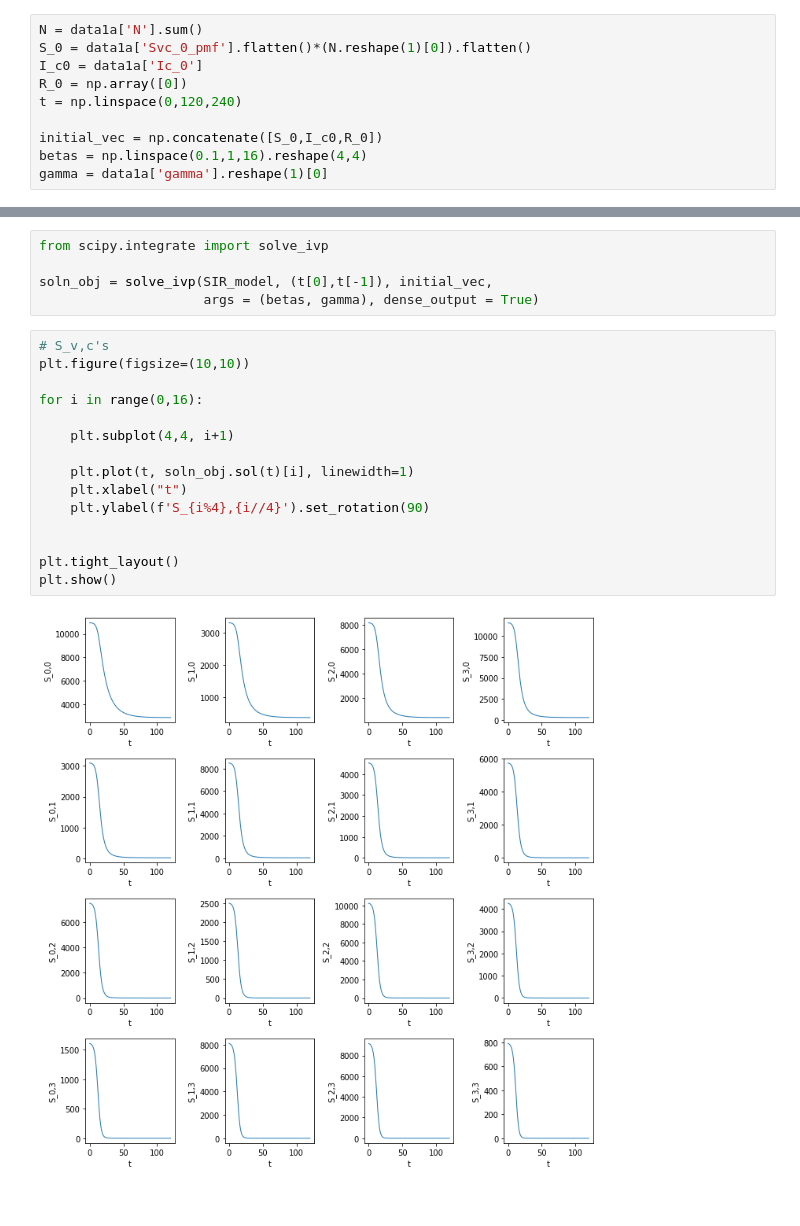
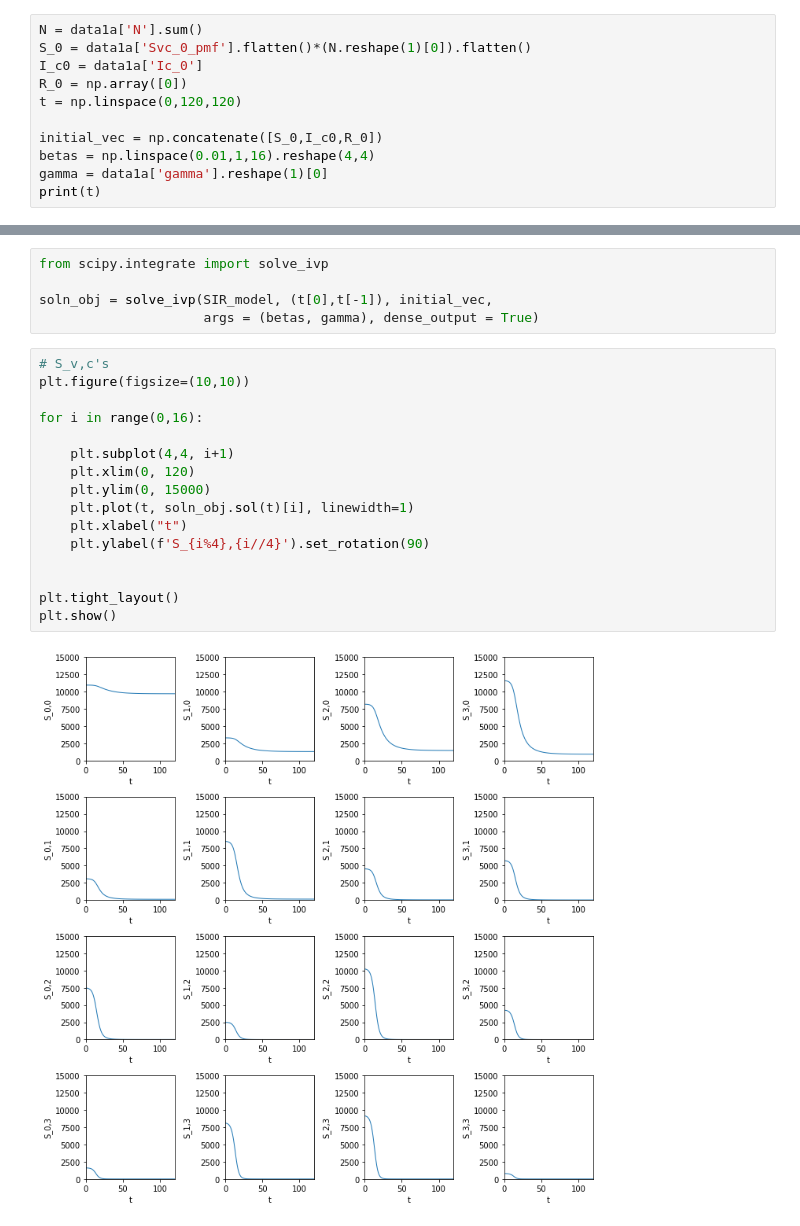
Before and after one commit to rtora/Monitoring-COVID-19-Infections-through-Wastewater-Surveillance, a Jupyter notebook: Part1.ipynb, the cells around one changed output, grey strips where cells are left out. Drawn from its saved outputs; the diff is of its cells as text.

```diff
--- a/Part1.ipynb
+++ b/Part1.ipynb
@@ -8,8 +8,9 @@ N = data1a['N'].sum()
 S_0 = data1a['Svc_0_pmf'].flatten()*(N.reshape(1)[0]).flatten()
 I_c0 = data1a['Ic_0']
 R_0 = np.array([0])
-t = np.linspace(0,120,240)
+t = np.linspace(0,120,120)
 
 initial_vec = np.concatenate([S_0,I_c0,R_0])
-betas = np.linspace(0.1,1,16).reshape(4,4)
+betas = np.linspace(0.01,1,16).reshape(4,4)
 gamma = data1a['gamma'].reshape(1)[0]
+print(t)
@@ -38,20 +57,21 @@ soln_obj = solve_ivp(SIR_model, (t[0],t[-1]), initial_vec,
 # %%
 # S_v,c's
 plt.figure(figsize=(10,10))
 
 for i in range(0,16):
 
     plt.subplot(4,4, i+1)
-
+    plt.xlim(0, 120)
+    plt.ylim(0, 15000)
     plt.plot(t, soln_obj.sol(t)[i], linewidth=1)
     plt.xlabel("t")
     plt.ylabel(f'S_{i%4},{i//4}').set_rotation(90)
 
 
 plt.tight_layout()
 plt.show()
 # %% [output]
-[figure, old version]
+[figure, new version]
 # %%
 plt.plot(soln_obj.sol(t)[:16].sum(axis=0))
 # %% [output]
```
Also changed, not shown: parts of 11 cells of this notebook.
